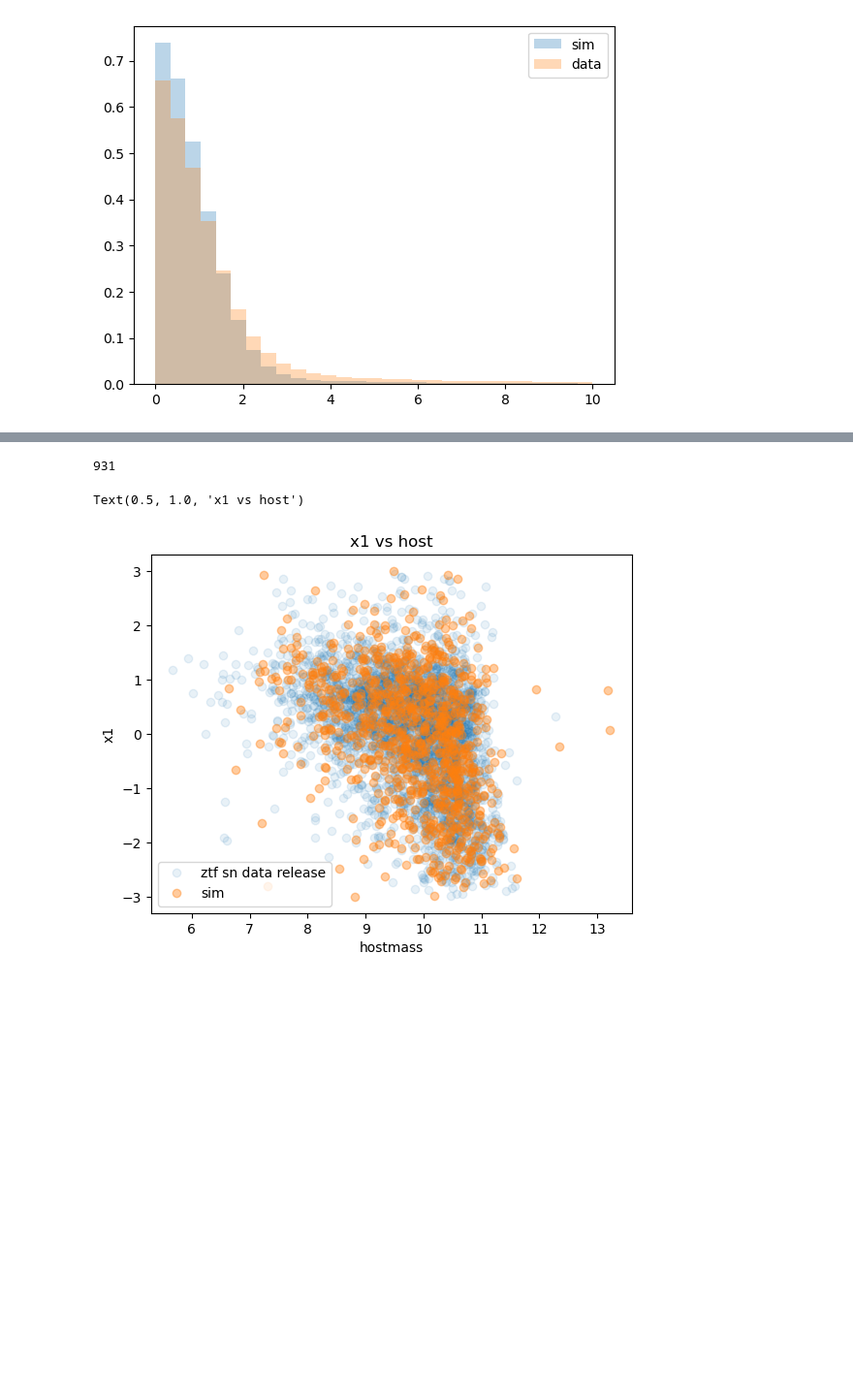
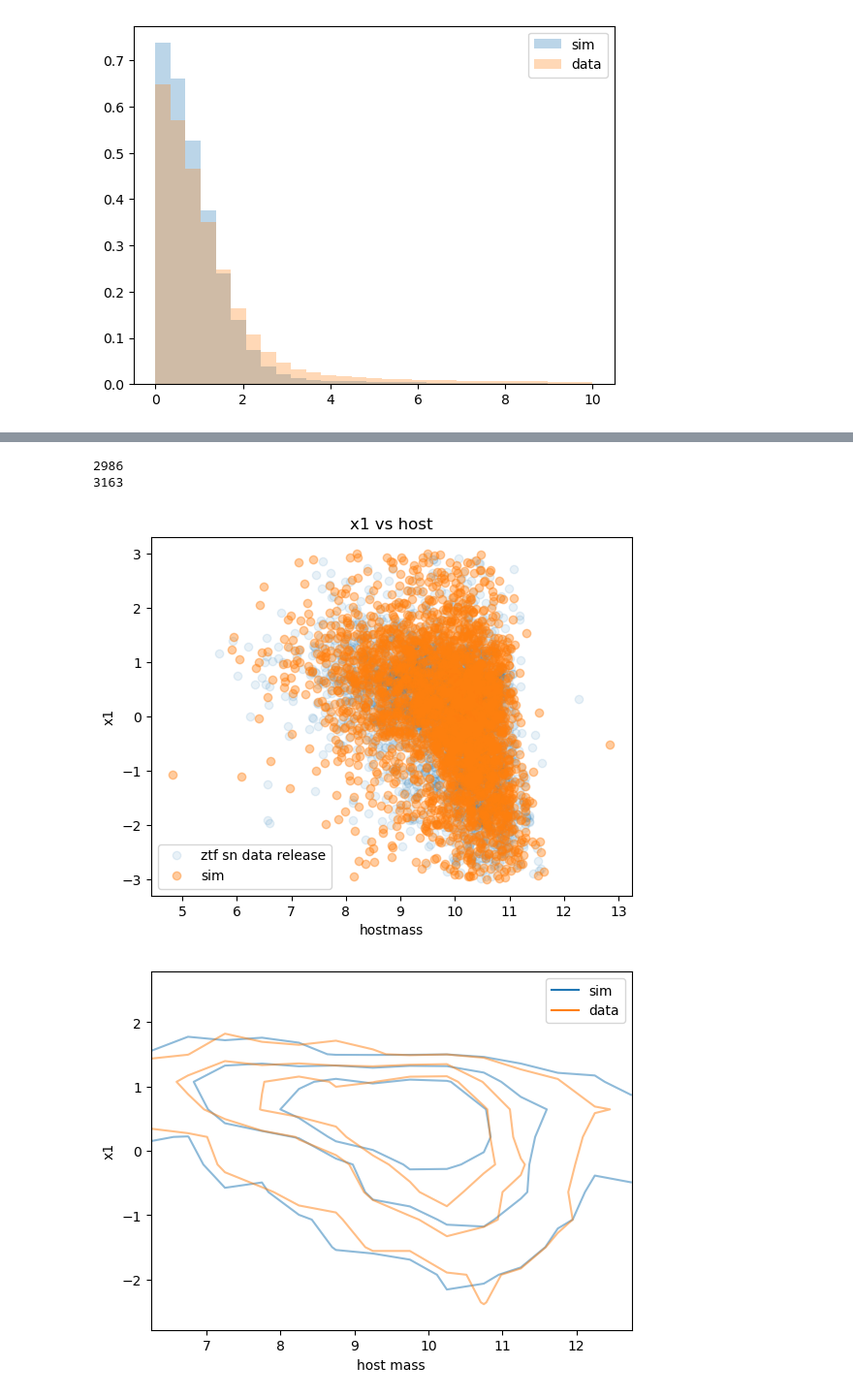
Before and after one commit to mi-dai/tdastro_ztf_sims, a Jupyter notebook: ZTF_snia.ipynb, the cells around one changed output, grey strips where cells are left out. Shown at 97% size. Drawn from its saved outputs; the diff is of its cells as text; code cells hidden in the pictures; blank space fills up the shorter version.

```diff
--- a/ZTF_snia.ipynb
+++ b/ZTF_snia.ipynb
@@ -107,7 +113,7 @@ INFO:2025-05-19 11:40:13,200:jax._src.xla_bridge:927: Unable to initialize backe
 distmod_func = DistModFromRedshift(host.redshift, H0=73.0, Omega_m=0.3)
 # x1_func = HostmassX1Func(host.hostmass)
 # c_func = NumpyRandomFunc("normal", loc=0, scale=0.02)
-m_abs_func = NumpyRandomFunc("normal", loc=-19.3, scale=0.1)
+m_abs_func = NumpyRandomFunc("normal", loc=-19., scale=0.1)
 x0_func = X0FromDistMod(
     distmod=distmod_func,
     x1=pz_node.x1, #x1_func,
@@ -147,6 +160,6 @@ to the directory /Users/mi/Work/tdastro/tdastro/data/dustmaps/sfdmap2
 # %%
 %%time
-nsntotal, _ = num_snia_per_redshift_bin(zmin, zmax, 1, H0=H0, Omega_m=Omega_m, solid_angle=9.136)
+nsntotal, _ = num_snia_per_redshift_bin(zmin, zmax, 1, H0=H0, Omega_m=Omega_m, solid_angle=9.136*3)
 print(nsntotal)
 lightcurves = simulate_lightcurves(source, int(nsntotal), opsim_db, passband_group)
 lightcurves
@@ -296,7 +359,7 @@ def convert_flux_to_mag(flux,fluxerr,zp=0.):
 
 lc_to_plot = lightcurves_after_detection.loc[lightcurves_after_spec_selection.index]
 bins = np.linspace(10,23,30)
-lcdata_plot = lcdata.query('lc.flux_err > 0').dropna(subset='lc')
+lcdata_plot = lcdata.query('lc.flag == 1024 or lc.flag == 0').dropna(subset='lc')
 lcdata_plot['lc.snr'] = lcdata_plot['lc.flux']/lcdata_plot['lc.flux_err']
 lcdata_plot = lcdata_plot.query('lc.snr > 5').dropna(subset='lc')
 lcdata_mag,lcdata_magerr = convert_flux_to_mag(lcdata_plot['lc.flux'],lcdata_plot['lc.flux_err'],zp=30.)
@@ -308,7 +371,7 @@ bins = np.linspace(0,0.5,30)
 plt.hist(lc_to_plot_magerr,bins=bins,alpha=0.3,density=True)
 plt.hist(lcdata_magerr,bins=bins,alpha=0.3,density=True)
 plt.show()
-plt.plot(lc_to_plot_mag,lc_to_plot_magerr,'o',alpha=0.5,label='sim')
+plt.plot(lc_to_plot_mag,lc_to_plot_magerr,'o',alpha=0.01,label='sim')
 plt.plot(lcdata_mag,lcdata_magerr,'o',alpha=0.01,label='data')
 plt.legend()
 plt.show()
@@ -318,0 +382,11 @@ plt.show()
+# %%
+# check about the outliers in data
+maglim = mag2flux(11)
+idx = lcdata_plot.query(f'lc.flux > {maglim}').dropna(subset='lc').index
+outlier = lcdata_plot.loc[idx]
+for i in range(0,np.min([10,len(outlier)])):
+    plt.plot(outlier.iloc[i]['lc']['mjd'],flux2mag(outlier.iloc[i]['lc']['flux']),'o')
+    plt.ylim(plt.ylim()[::-1])
+    plt.show()
+    print(outlier.iloc[i]['ztfname'])
+    print(outlier.iloc[i]['lc'])
@@ -507,14 +711,47 @@ Text(0.5, 1.0, 'host mass')
 # %%
 idx = np.array((x1 > -3.) & (x1 < 3.) & (c > -0.3) & (c < 0.3))
 data_idx = np.array((data.x1 > -3.) & (data.x1 < 3.) & (data.c > -0.3) & (data.c < 0.3))
 print(np.sum(idx))
+print(np.sum(data_idx))
 plt.plot(data[data_idx].mass,data[data_idx].x1,'o',label='ztf sn data release',alpha=0.1)
 plt.plot(np.array(hostmass)[idx],np.array(x1)[idx],'o',label='sim',alpha=0.4)
 plt.xlabel('hostmass')
 plt.ylabel('x1')
 plt.legend()
 plt.title('x1 vs host')
+plt.show()
+
+bins_x1 = np.linspace(-3,3,15)
+bins_hostmass = np.linspace(6,13,15)
+
+data_plot = data[data_idx]
+sim_host = np.array(hostmass)[idx]
+sim_x1 = np.array(x1)[idx]
+
+binwidth_host = bins_hostmass[1]-bins_hostmass[0]
+binwidth_x1 = bins_x1[1]-bins_x1[0]
+
+sim_count,sim_x_edges,sim_y_edges, _ = stats.binned_statistic_2d(sim_host,sim_x1,
+                                             np.ones(len(sim_host)),
+                                             statistic='sum',bins=[bins_hostmass,bins_x1])
+data_count,data_x_edges,data_y_edges,_ = stats.binned_statistic_2d(data_plot.mass,data_plot.x1,
+                                         np.ones(len(data_plot.mass)),
+                                         statistic='sum',bins=[bins_hostmass,bins_x1])
+sim_x = 0.5* (sim_x_edges[:-1]+sim_x_edges[1:])
+sim_y = 0.5* (sim_y_edges[:-1]+sim_y_edges[1:])
+data_x = 0.5* (data_x_edges[:-1]+data_x_edges[1:])
+data_y = 0.5* (data_y_edges[:-1]+data_y_edges[1:])
+sim_x_plot,sim_y_plot = np.meshgrid(sim_x, sim_y)
+data_x_plot,data_y_plot = np.meshgrid(data_x, data_y)
+CS = plt.contour(sim_x_plot,sim_y_plot,sim_count/np.sum(sim_count)/binwidth_host/binwidth_x1,alpha=0.5,levels=[0.01,0.05,0.1],colors='C0')
+CS = plt.contour(data_x_plot,data_y_plot,data_count/np.sum(data_count)/binwidth_host/binwidth_x1,alpha=0.5,levels=[0.01,0.05,0.1],colors='C1')
+proxies = [Line2D([],[],color=c) for c in ['C0','C1']]
+plt.legend(proxies,['sim', 'data'])
+plt.xlabel('host mass')
+plt.ylabel('x1')
+plt.show()
 # %% [output]
-931
+2986
+3163
-Text(0.5, 1.0, 'x1 vs host')
-[figure, old version]
+[figure, new version]
+[figure, added]
```
Also changed, not shown: parts of 36 cells of this notebook, 15 other files.
